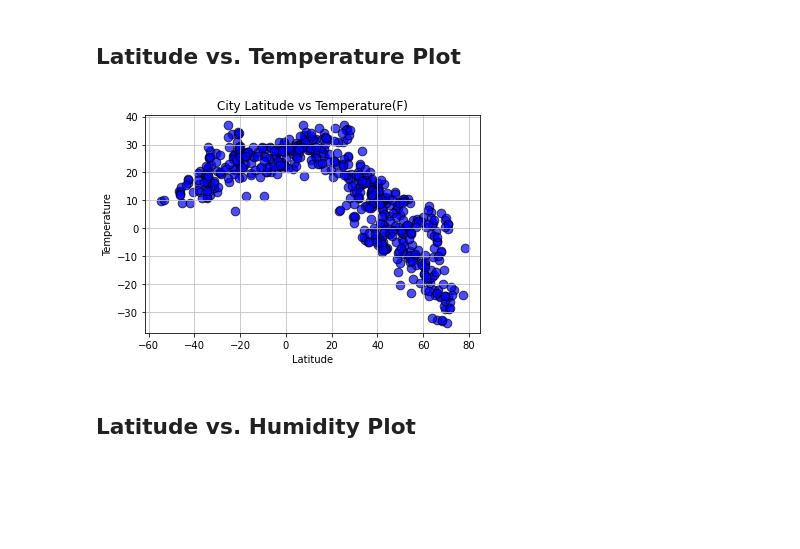
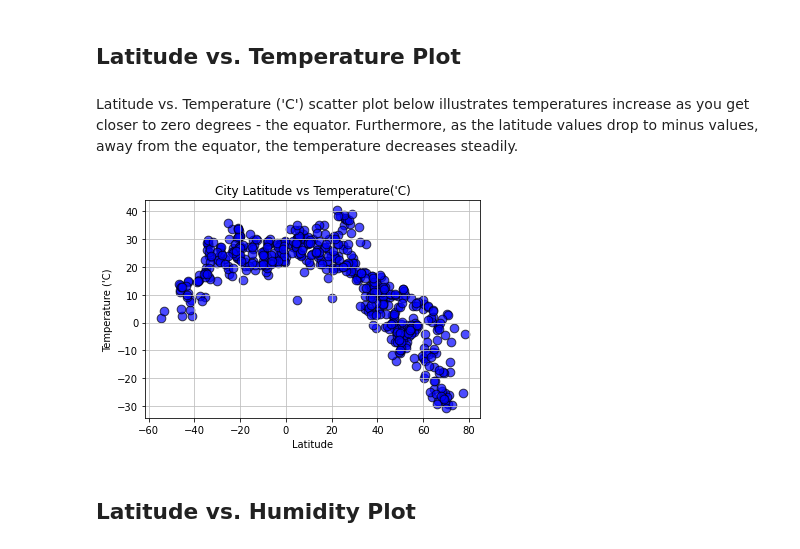
Before and after one commit to michaeldunneMD17/Assignment-6---Whats-The-Weather-Like-, a Jupyter notebook: WeatherPy/WeatherPy_Data Analysis.ipynb, the cells around one changed output. Saved outputs shown, nothing was run; the diff lists cells and outputs as text; code cells hidden in the pictures; blank space fills up the shorter version.

```diff
--- a/WeatherPy/WeatherPy_Data Analysis.ipynb
+++ b/WeatherPy/WeatherPy_Data Analysis.ipynb
@@ -187,3 +187,5 @@ weather_data.describe()
+# %%
+weather_data= pd.read_csv("Weather_Data.csv")
 # %%
 #  Get the indices of cities that have humidity over 100%.
 humid_city_data = weather_data[(weather_data["Humidity"] > 100)].index
@@ -219,18 +221,20 @@ clean_city_data.to_csv(output_data_file, index_label="City_ID")
 * Save the plotted figures as .pngs.
 # %% [markdown]
 ## Latitude vs. Temperature Plot
+# %% [markdown]
+Latitude vs. Temperature ('C') scatter plot below illustrates temperatures increase as you get closer to zero degrees - the equator. Furthermore, as the latitude values drop to minus values, away from the equator, the temperature decreases steadily.
 # %%
 plt.figure(figsize = (6, 4))
 plt.scatter(clean_city_data['Lat'], clean_city_data['Max Temp'], s=75, c="blue", edgecolors='k', alpha=0.7)
 plt.grid(color="0.75", linestyle="-")
-plt.title("City Latitude vs Temperature(F)")
+plt.title("City Latitude vs Temperature('C)")
 plt.xlabel("Latitude")
-plt.ylabel("Temperature")
+plt.ylabel("Temperature ('C)")
 
 #save the plot
 plt.savefig('lat_v_temp.png')
 plt.show()
 # %% [output]
-[figure, old version]
+[figure, new version]
 # %% [markdown]
 ## Latitude vs. Humidity Plot
```
Also changed, not shown: parts of 27 cells of this notebook.
